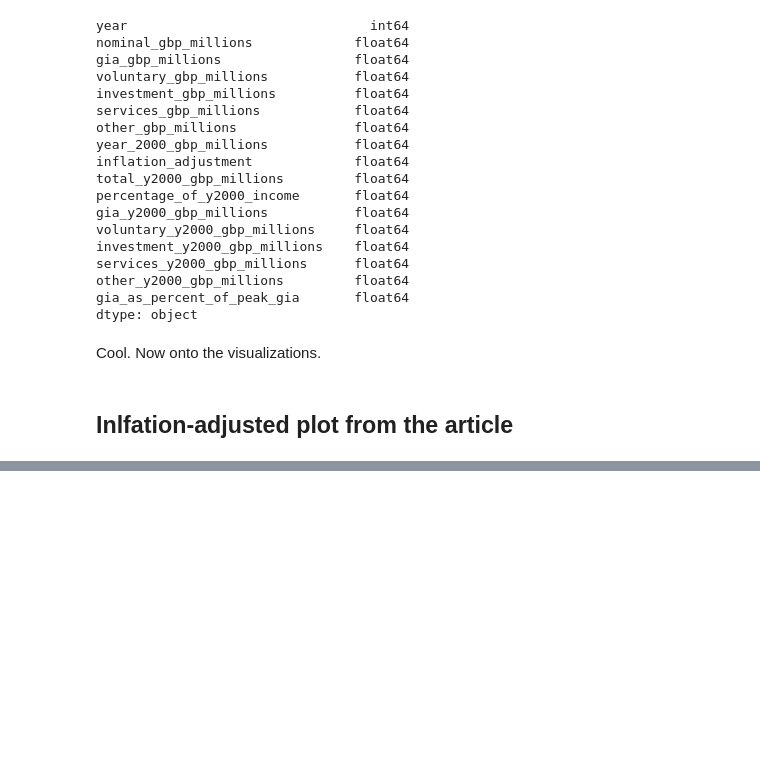
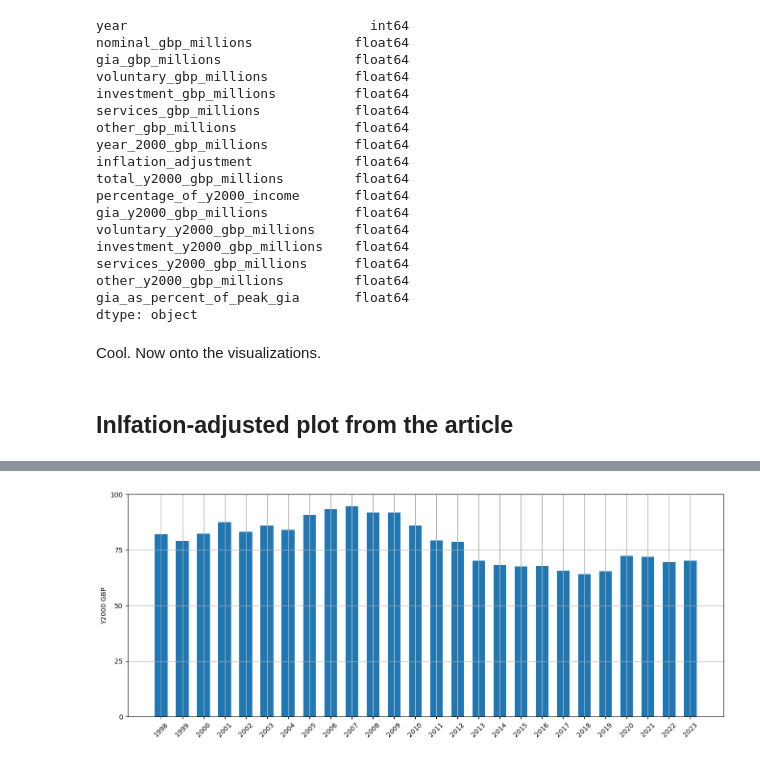
Before and after one commit to leenoah390/tidytuesday_practice, a Jupyter notebook: 20250715/tidy_tuesday-20250715.ipynb, the cells around one changed output, grey strips where cells are left out. Cells and saved outputs as stored; diff of their text form; code cells hidden in the pictures; blank space fills up the shorter version.

```diff
--- a/20250715/tidy_tuesday-20250715.ipynb
+++ b/20250715/tidy_tuesday-20250715.ipynb
@@ -69,0 +131,12 @@ Text(0, 0.5, 'GBP (millions of y2000)')
+# %%
+fig, ax = plt.subplots(figsize=(16,6))
+
+ax.bar(data.year, data['gia_y2000_gbp_millions'], width=0.6)
+ax.set_xticks(data.year)
+ax.tick_params(axis='x', labelrotation=45)
+ax.set_yticks(ticks=[0, 25, 50, 75, 100])
+ax.set_ylabel('Y2000 GBP')
+ax.grid()
+plt.show()
+# %% [output]
+[figure, added]
```
Also changed, not shown: parts of 9 cells of this notebook.
